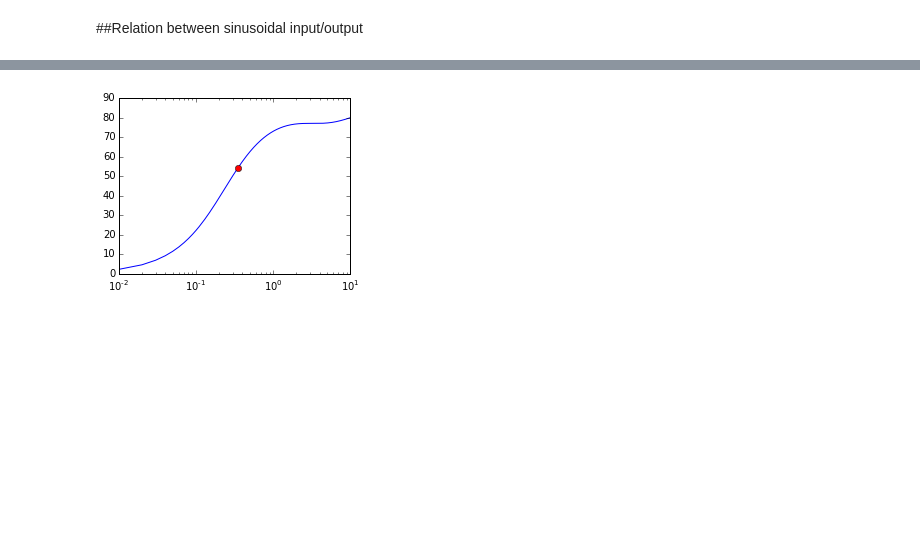
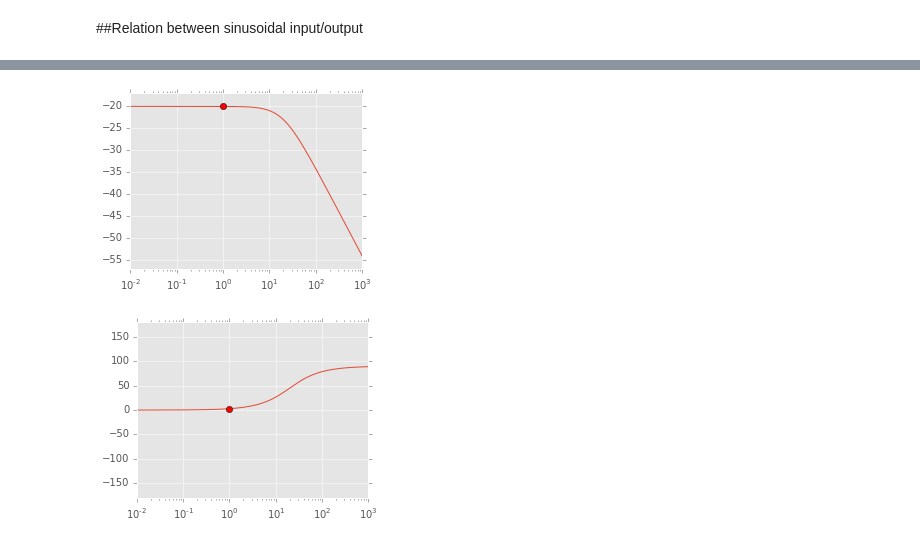
Before and after one commit to claesenm/kul-systeemtheorie, a Jupyter notebook: notebooks/BodePlot.ipynb, the cells around one changed output, grey strips where cells are left out. Saved outputs shown, nothing was run; the diff lists cells and outputs as text; code cells hidden in the pictures; blank space fills up the shorter version.

Commit message:
Notebooks on Bode plots and Resonance

```diff
--- a/notebooks/BodePlot.ipynb
+++ b/notebooks/BodePlot.ipynb
@@ -8,7 +10,7 @@ First run the the first cell with the imports!!!
 import sys
 from Tkinter import *
 import matplotlib
-matplotlib.use("TkAgg")
+#matplotlib.use("TkAgg")
 
 from matplotlib.backends.backend_tkagg import FigureCanvasTkAgg, NavigationToolbar2TkAgg
 
@@ -16,6 +18,9 @@ import numpy as np
 from scipy import signal
 import matplotlib.pyplot as plt
 from math import floor
+import matplotlib.animation as animation
+from matplotlib import style
+style.use("ggplot")
 # %% [markdown]
 ##Create Easy Bode Plots
 # %%
@@ -57,7 +53,6 @@ First split it up in the break points representation.
 # %% [markdown]
 ##Relation between sinusoidal input/output
 # %%
-
 def mclose():
     mGui.destroy()
 
@@ -72,7 +67,7 @@ def Hstring(num,den):
             plusminus = " - "
 
         if (len(num) - i-1) > 1:
-            result += str(abs(num[i])) + "s^" + str(len(num)-1) + plusminus
+            result += str(abs(num[i])) + "s^" + str(len(num)-i-1) + plusminus
         elif (len(num) - i-1) == 1:
             result += str(abs(num[i])) + "s" + plusminus
         elif (len(num) - i-1) == 0:
@@ -88,7 +83,7 @@ def Hstring(num,den):
             plusminus = " - "
 
         if (len(den) - i-1) > 1:
-            result += str(abs(den[i])) + "s^" + str(len(den)-1) + plusminus
+            result += str(abs(den[i])) + "s^" + str(len(den)-i-1) + plusminus
         elif (len(den) - i-1) == 1:
             result += str(abs(den[i])) + "s" + plusminus
         elif (len(den) - i-1) == 0:
@@ -111,12 +106,13 @@ def H(num,den,s):
 
 def minput():
 
+
     mynum= eval(num.get())
     myden = eval(den.get())
 
     Amp = A.get()
     omega = w.get()
-    fig = plt.figure()
+    fig = plt.figure(figsize=(5,4))
     axes = fig.add_subplot(111)
     x1 = np.linspace(0,8*np.pi/omega,1000)
     y1 = Amp*np.sin(omega*x1)
@@ -140,13 +136,15 @@ def minput():
     fig = plt.figure(figsize=(4,3))
     axes = fig.add_subplot(111)
     s1 = signal.lti(mynum, myden)
-    w1 = np.linspace(10**(floor(np.log10(omega)-1)),10**floor(np.log10(omega)+2),1000)
+    w1 = np.logspace(floor(np.log10(omega)-2),floor(np.log10(omega)+3),10000)
     w1, mag, phase = s1.bode(w = w1)
 
     for k in range(len(phase)):
         phase[k] = (phase[k]+ 180)%360 - 180
     axes.semilogx(w1, mag)
     axes.plot(omega,20*np.log10(abs(Hw)),'ro')
+    axes.set_autoscaley_on(False)
+    axes.set_ylim([min(mag)-3,max(mag) + 3])
     canvas = FigureCanvasTkAgg(fig,mGui)
     canvas.show()
     canvas.get_tk_widget().place(x = 500, y = 100)
@@ -156,19 +154,57 @@ def minput():
 
     axes.semilogx(w1, phase)
     axes.plot(omega,np.angle(Hw,deg = 1),'ro')
+    axes.set_autoscaley_on(False)
+    axes.set_ylim([-180,180])
     canvas = FigureCanvasTkAgg(fig,mGui)
     canvas.show()
     canvas.get_tk_widget().place(x = 500, y = 370)
 
-    mlabelex1 = Label(mGui,text = "At w = " + str(omega) + " rad/s is:").place(x = 830,y = 290)
-    mlabelex2 = Label(mGui,text = "Magnitude = " + str(round(20*np.log10(abs(Hw)),2)) + " dB (which is " + str(round(abs(Hw),2)) + ")").place(x = 830,y = 310)
-    mlabelex3 = Label(mGui,text = "Phase = " + str(round(ang*180/np.pi,2)) + " degrees").place(x = 830, y = 330)
-    mlabelex4 = Label(mGui,text = Hstring(mynum,myden)).place(x = 350, y = 70)
+    ##Nyquist
+    fig = plt.figure(figsize=(4,3))
+    axes = fig.add_subplot(111)
+
+    w1 = np.logspace(-4,floor(np.log10(omega)+3),10000)
+    Nyq1 = []
+    Nyq2 = []
+    for om in w1:
+        Nyq1.append(H(mynum,myden,om*1j))
+        Nyq2.append(H(mynum,myden,-om*1j))
+    axes.plot(np.real(Nyq1),np.imag(Nyq1))
+    axes.plot(np.real(Nyq1),np.imag(Nyq2))
+    axes.plot(np.real(Hw),np.imag(Hw),'ro')
+    axes.set_ylabel('Real(H(jw))')
+    axes.set_xlabel('Real(H(jw))')
+    canvas = FigureCanvasTkAgg(fig,mGui)
+    canvas.show()
+    canvas.get_tk_widget().place(x = 850, y = 100)
+
+
+    mlabelex1 = Label(mGui,text = "                                                                                                               ").place(x = 840,y = 490)
+    mlabelex2 = Label(mGui,text = "                                                                                                                    ").place(x = 840,y = 510)
+    mlabelex3 = Label(mGui,text = "                                                                                                              ").place(x = 840, y = 530)
+    mlabelex4 = Label(mGui,text = "                                                                                                                                    ").place(x = 350, y = 70)
+    mlabelex5 = Label(mGui,text = "                                                                                                         ").place(x=10,y=250)
+    mlabelex6 = Label(mGui,text = "                                                                                                             ").place(x= 840, y=550)
+
+    mlabelex1 = Label(mGui,text = "At w = " + str(omega) + " rad/s:").place(x = 840,y = 490)
+    mlabelex2 = Label(mGui,text = "Magnitude = " + str(round(20*np.log10(abs(Hw)),2)) + " dB (which is " + str(round(abs(Hw),2)) + ")").place(x = 840,y = 510)
+    mlabelex3 = Label(mGui,text = "Phase = " + str(round(ang*180/np.pi,2)) + " degrees").place(x = 840, y = 530)
+    mlabelex4 = Label(mGui,text = Hstring(mynum,myden)).place(x = 250, y = 70)
     plusminus = " + "
     if ang < 0:
         plusminus = " - "
     mlabelex5 = Label(mGui,text = "Output signal = " + str(round(abs(Hw)*Amp,2)) + "sin(" + str(omega) + "t" + plusminus + \
                       str(round(abs(ang),2)) + ")").place(x=10,y=250)
+
+    plusminus = " + "
+    if np.imag(Hw) < 0:
+        plusminus = " - "
+    mlabelex6 = Label(mGui, text = "H(jw) = " + str(round(np.real(Hw),4)) + plusminus + str(round(abs(np.imag(Hw)),4)) + "j").place(x=840,y=550)
+    mlabelex7 = Label(mGui,text = "BODE").place(x = 650, y = 70)
+    mlabelex8 = Label(mGui,text = "NYQUIST").place(x = 1000, y = 70 )
+
+
 
 mGui = Tk()
 A = DoubleVar()
@@ -176,7 +212,7 @@ w = DoubleVar()
 num = StringVar()
 den = StringVar()
 
-mGui.geometry('1200x650+100+50')
+mGui.geometry('1200x650+100+0')
 mGui.title("Relation between sinusoidal input/output")
 
 mlabel0 = Label(mGui, text = "First give the numerator and denominator of the transfer function of your system as lists.\
@@ -185,18 +221,24 @@ Then give the parameters of your input signal and click OK. Afterwards you can p
 mlabel1 = Label(mGui,text = "Input signal u(t) = Asin(wt)").place(x = 10,y = 130)
 mlabel2 = Label(mGui,text = "A").place(x = 10,y = 160)
 mlabel3 = Label(mGui,text = "w").place(x = 10,y = 190)
+mlabel4 = Label(mGui,text = "Num").place(x = 260,y = 110)
+mlabel5 = Label(mGui,text = "Den").place(x = 260,y = 140)
+mlabel6 = Label(mGui,text = "rad/s").place(x=160, y=190)
+
 
 mentryA = Entry(mGui, textvariable = A).place(x = 30, y = 160)
+A.set(1.0)
 mentryw = Entry(mGui, textvariable = w).place(x = 30, y = 190)
-
+w.set(1.0)
 
 mbutton1 = Button(mGui,text = "OK",command = minput).place(x = 10, y = 220)
 
 mlabel4 = Label(mGui,text = "Transfer function H(s). Give the numerator and denominator as lists. Example: s^2 + 2s + 3 = [1,2,3]\
-").place(x = 250,y = 40)
+ (default H(s) = 1/(s+1))").place(x = 250,y = 40)
 mnum = Entry(mGui, textvariable = num).place(x = 300, y = 110)
 mden = Entry(mGui, textvariable = den).place(x = 300, y= 140)
-
+num.set("[1,]")
+den.set("[1,1]")
 
 
 
@@ -208 +250,2 @@ mGui.mainloop()
-[figure, old version]
+[figure, new version]
+[figure, added]
```
Also changed, not shown: parts of 6 cells of this notebook, 1 other file.
